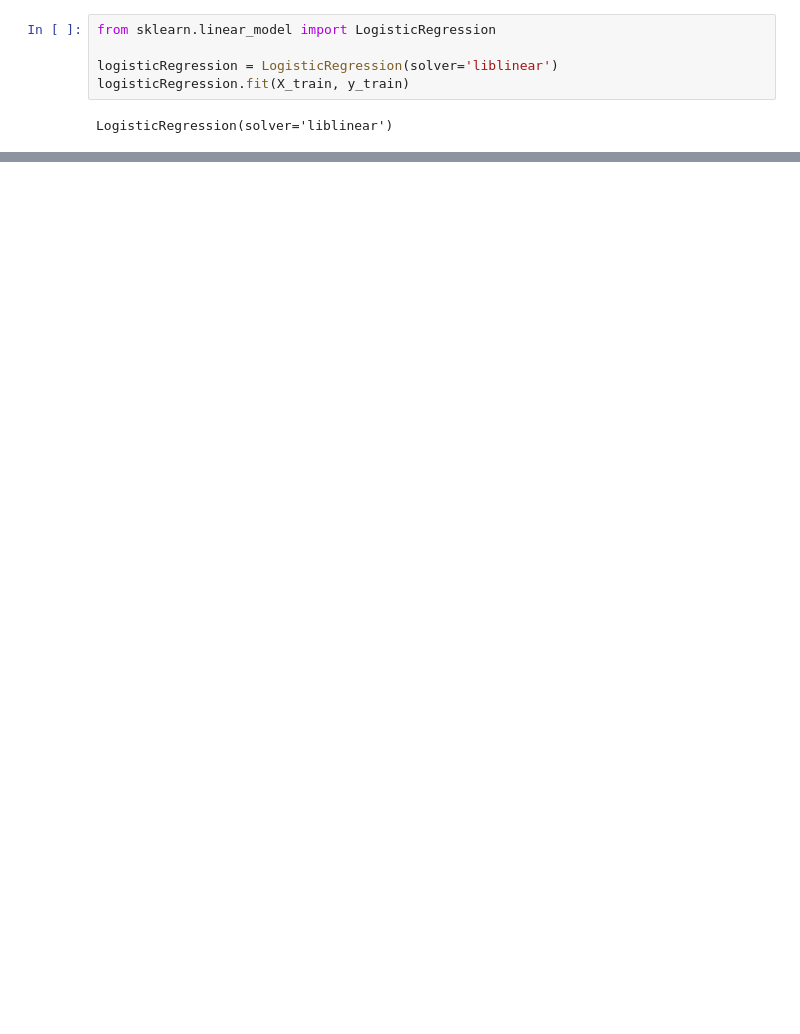
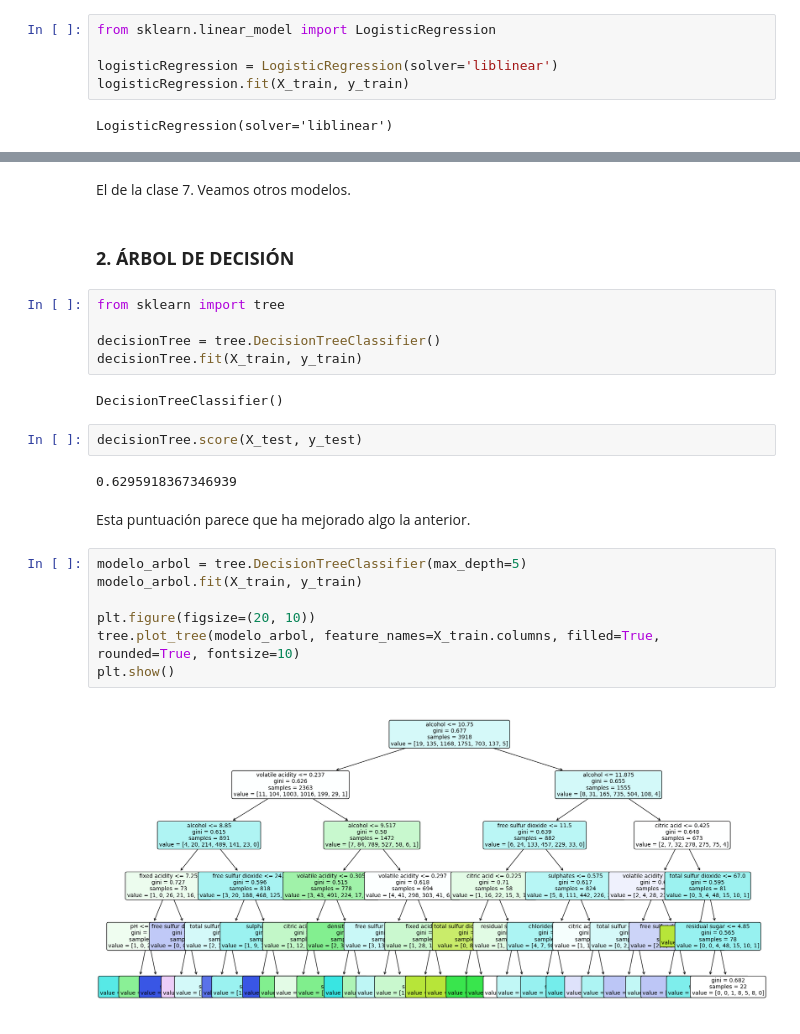
Before and after one commit to Vihelmet/Analisis_calidad_vino_blanco_ML, a Jupyter notebook: notebooks/03_Entrenamiento_modelo.ipynb, the cells around one changed output, grey strips where cells are left out. Saved outputs shown, nothing was run; the diff lists cells and outputs as text; blank space fills up the shorter version.

```diff
--- a/notebooks/03_Entrenamiento_modelo.ipynb
+++ b/notebooks/03_Entrenamiento_modelo.ipynb
@@ -68,0 +83,26 @@ La precisión no llega al 50 %, por lo que el modelo queda un poco pobre.
+# %% [markdown]
+El de la clase 7. Veamos otros modelos.
+# %% [markdown]
+### **2. ÁRBOL DE DECISIÓN**
+# %%
+from sklearn import tree
+
+decisionTree = tree.DecisionTreeClassifier()
+decisionTree.fit(X_train, y_train)
+# %% [output]
+DecisionTreeClassifier()
+# %%
+decisionTree.score(X_test, y_test)
+# %% [output]
+0.6295918367346939
+# %% [markdown]
+Esta puntuación parece que ha mejorado algo la anterior.
+# %%
+modelo_arbol = tree.DecisionTreeClassifier(max_depth=5)
+modelo_arbol.fit(X_train, y_train)
+
+plt.figure(figsize=(20, 10))
+tree.plot_tree(modelo_arbol, feature_names=X_train.columns, filled=True, rounded=True, fontsize=10)
+plt.show()
+# %% [output]
+[figure, added]
```
Also changed, not shown: parts of 8 cells of this notebook, 3 other files.
